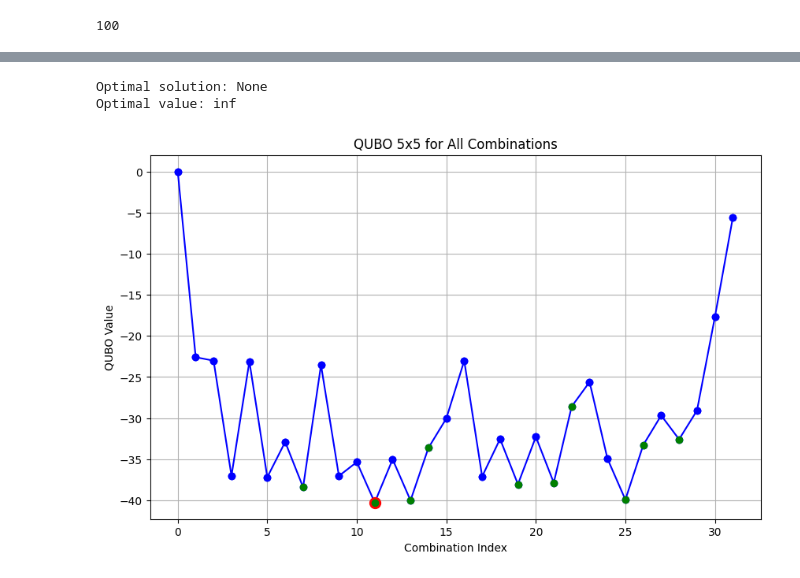
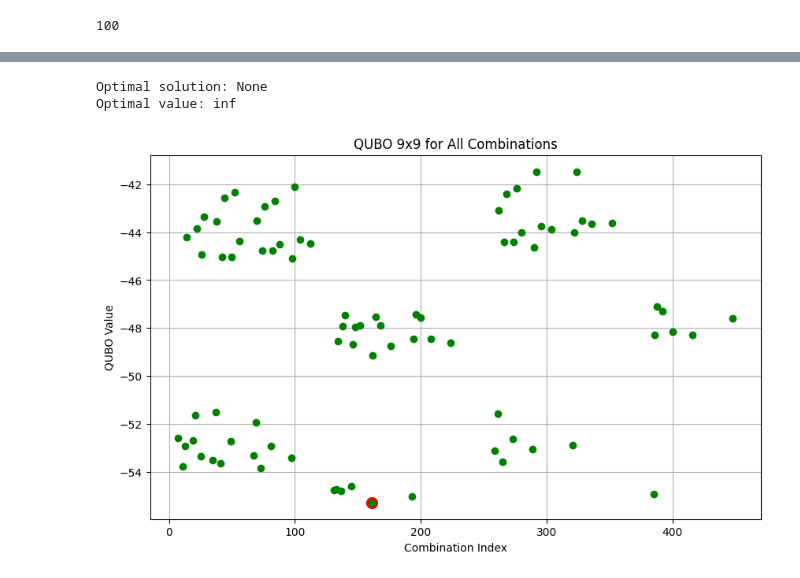
Before and after one commit to pop756/Pasqal_chanllenge, a Jupyter notebook: classicQubo.ipynb, the cells around one changed output, grey strips where cells are left out. Cells and saved outputs as stored; diff of their text form; code cells hidden in the pictures.

```diff
--- a/classicQubo.ipynb
+++ b/classicQubo.ipynb
@@ -5,7 +5,7 @@ from itertools import product
 import matplotlib.pyplot  as plt
 # %%
 # Save the matrices to a JSON file
-with open('matrices5by5.json', 'r') as f:
+with open('matrices9by9.json', 'r') as f:
   matrices_data = json.load(f)
 # %%
 len(matrices_data)
@@ -17,7 +17,7 @@ penalty_term = 5
 hamming_weight = 3
 # %%
 for i in range(qubo.shape[0]):
-    qubo[i, i] += penalty_term * (1 - 2 * hamming_weight)  # Hamming weight 페널티 적용
+    qubo[i, i] += penalty_term * (- 2 * hamming_weight)  # Hamming weight 페널티 적용
     for j in range(i + 1, qubo.shape[0]):
         qubo[i, j] +=  penalty_term
         qubo[j, i] +=  penalty_term  # 대칭성 유지
@@ -28,34 +48,34 @@ from itertools import product
 all_combinations = list(product([0, 1], repeat=qubo.shape[0]))
 
 # Initialize variables to store the optimal solution and its value
 best_solution = None
 best_value = float('inf')
 
 # Print the optimal solution and its value
 print(f"Optimal solution: {best_solution}")
 print(f"Optimal value: {best_value}")
 
 
 # Plot all combinations and their corresponding values
 combinations_values = [np.array(comb).T@qubo@np.array(comb) for comb in all_combinations]
 
 plt.figure(figsize=(10, 6))
-plt.plot(range(len(all_combinations)), combinations_values, marker='o', linestyle='-', color='b')
+# plt.plot(range(len(all_combinations)), combinations_values, marker='o', linestyle='-', color='b')
 plt.xlabel('Combination Index')
 plt.ylabel('QUBO Value')
 # Highlight even and odd combinations differently
 min_idx = np.argmin(combinations_values)
 plt.plot(min_idx, combinations_values[min_idx], marker='o', color='r', markersize=10)  # Red for minimum value
 for idx, val in enumerate(combinations_values):
   if sum(all_combinations[idx]) == hamming_weight:
     plt.plot(idx, val, marker='o', color='g')  # Green for combinations with Hamming weight
-  else:
-    plt.plot(idx, val, marker='o', color='b')  # Blue for odd indices
+  # else:
+  #   plt.plot(idx, val, marker='o', color='b')  # Blue for odd indices
 
 plt.title(f'QUBO {qubo.shape[0]}x{qubo.shape[0]} for All Combinations')
 plt.grid(True)
 plt.show()
 # %% [output]
 Optimal solution: None
 Optimal value: inf
-[figure, old version]
+[figure, new version]
```
Also changed, not shown: parts of 1 cell of this notebook, 1 other file.
